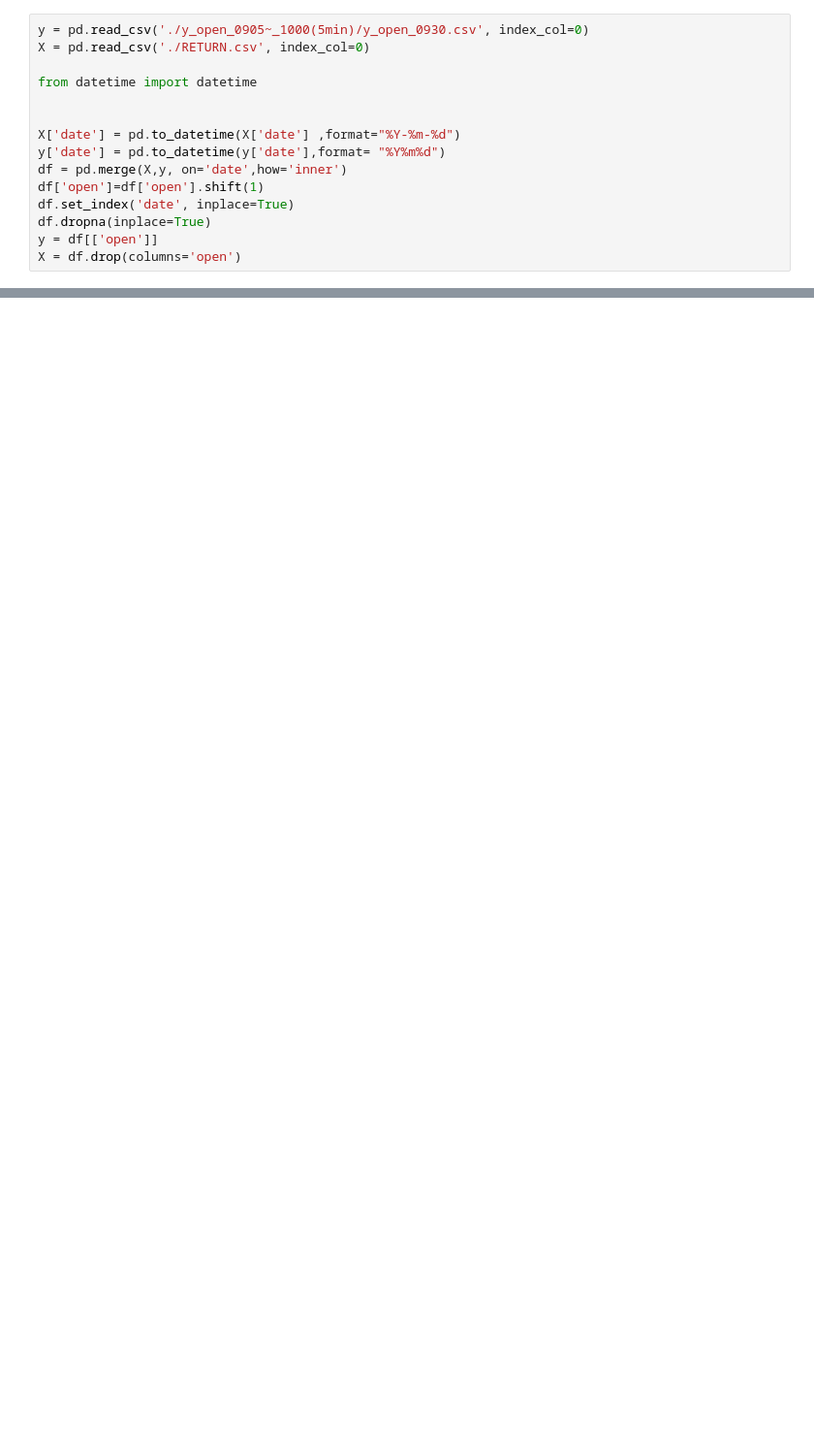
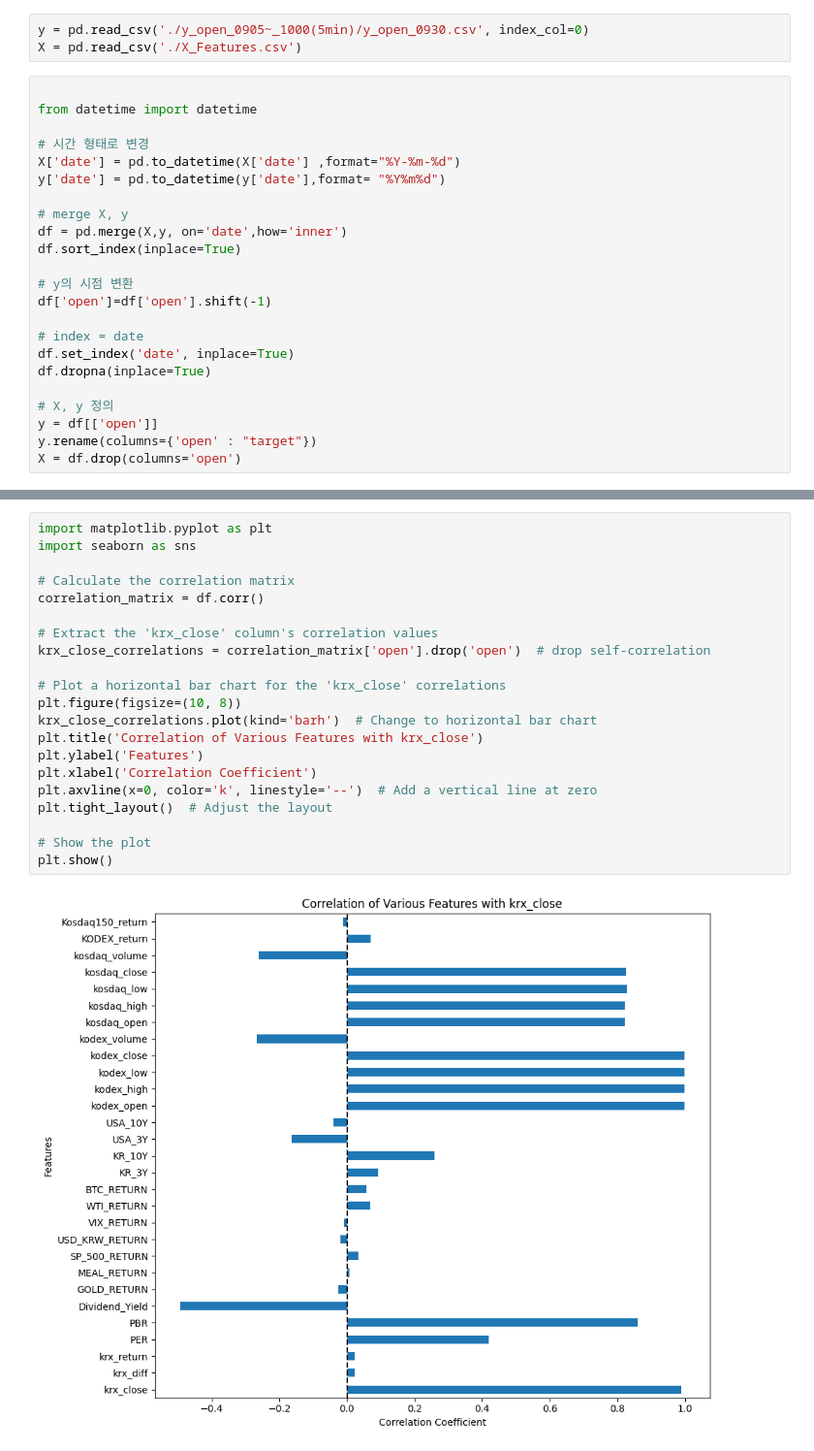
Before and after one commit to gogiri/Viking_Project, a Jupyter notebook: 프로젝트1/model/model_linear.ipynb, the cells around one changed output, grey strips where cells are left out. Shown at 97% size. Drawn from its saved outputs; the diff is of its cells as text; blank space fills up the shorter version.

```diff
--- a/프로젝트1/model/model_linear.ipynb
+++ b/프로젝트1/model/model_linear.ipynb
@@ -44,18 +37,29 @@ xgb = XGBRegressor()
 lr = LinearRegression()
 lgbm = LGBMRegressor()
 svc = LinearSVC()
+# %%
+y = pd.read_csv('./y_open_0905~_1000(5min)/y_open_0930.csv', index_col=0)
+X = pd.read_csv('./X_Features.csv')
 # %%
-y = pd.read_csv('./y_open_0905~_1000(5min)/y_open_0930.csv', index_col=0)
-X = pd.read_csv('./RETURN.csv', index_col=0)
 
 from datetime import datetime
 
-
+# 시간 형태로 변경
 X['date'] = pd.to_datetime(X['date'] ,format="%Y-%m-%d")
 y['date'] = pd.to_datetime(y['date'],format= "%Y%m%d")
+
+# merge X, y
 df = pd.merge(X,y, on='date',how='inner')
-df['open']=df['open'].shift(1)
+df.sort_index(inplace=True)
+
+# y의 시점 변환
+df['open']=df['open'].shift(-1)
+
+# index = date
 df.set_index('date', inplace=True)
 df.dropna(inplace=True)
+
+# X, y 정의
 y = df[['open']]
+y.rename(columns={'open' : "target"})
 X = df.drop(columns='open')
@@ -208,0 +66,23 @@ ValueError: Found input variables with inconsistent numbers of samples: [960, 24
+# %%
+import matplotlib.pyplot as plt
+import seaborn as sns
+
+# Calculate the correlation matrix
+correlation_matrix = df.corr()
+
+# Extract the 'krx_close' column's correlation values
+krx_close_correlations = correlation_matrix['open'].drop('open')  # drop self-correlation
+
+# Plot a horizontal bar chart for the 'krx_close' correlations
+plt.figure(figsize=(10, 8))
+krx_close_correlations.plot(kind='barh')  # Change to horizontal bar chart
+plt.title('Correlation of Various Features with krx_close')
+plt.ylabel('Features')
+plt.xlabel('Correlation Coefficient')
+plt.axvline(x=0, color='k', linestyle='--')  # Add a vertical line at zero
+plt.tight_layout()  # Adjust the layout
+
+# Show the plot
+plt.show()
+# %% [output]
+[figure, added]
```
Also changed, not shown: parts of 27 cells of this notebook, 4 other files.
